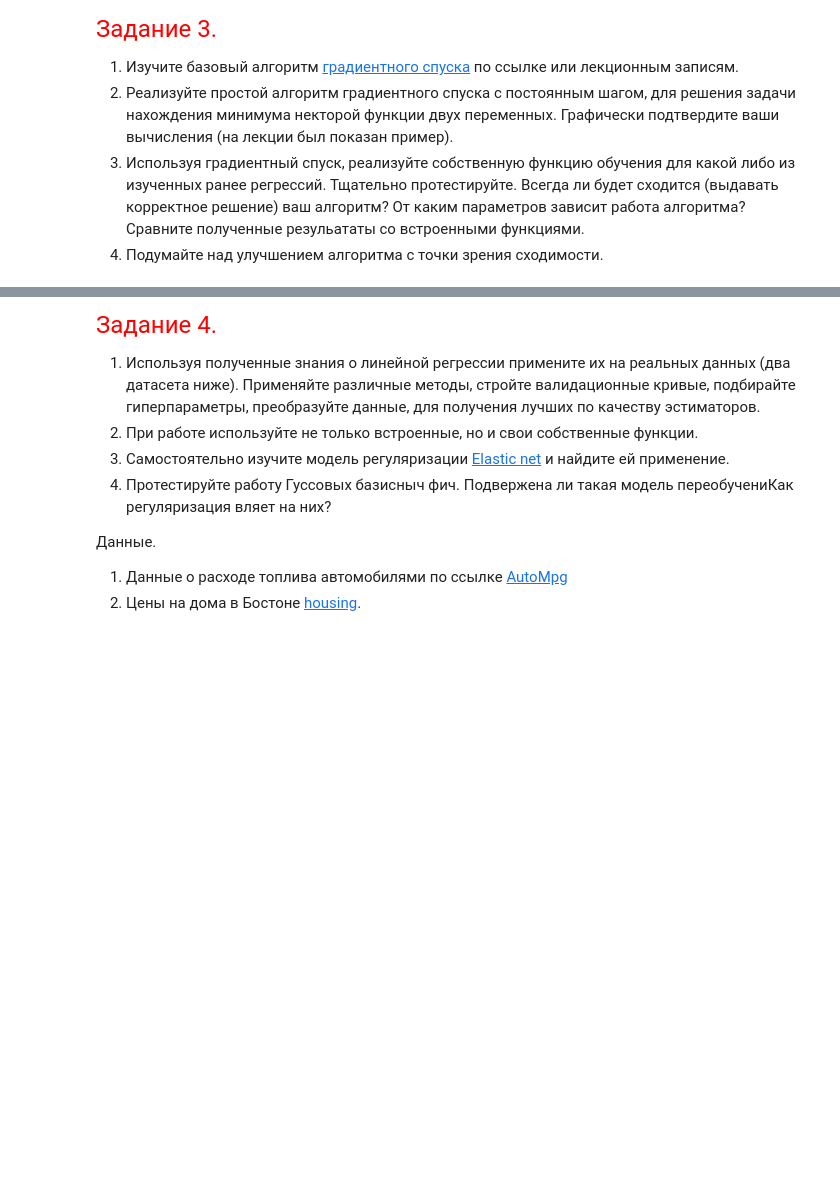
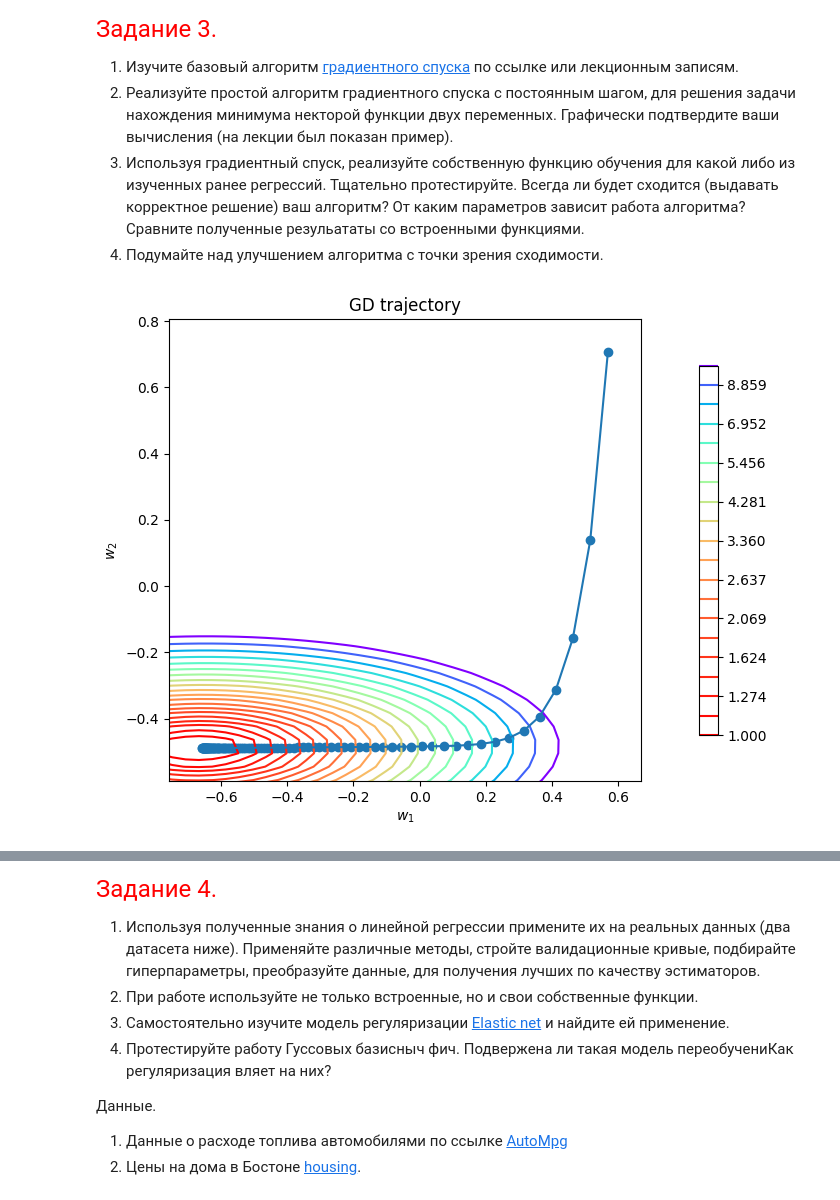
Before and after one commit to Dragoh54/MachineLearning-Labs, a Jupyter notebook: lab3/2024_ML_LR3_MACS.ipynb, the cells around one changed output, grey strips where cells are left out. Cells and saved outputs as stored; diff of their text form; code cells hidden in the pictures; blank space fills up the shorter version.

```diff
--- a/lab3/2024_ML_LR3_MACS.ipynb
+++ b/lab3/2024_ML_LR3_MACS.ipynb
@@ -496,0 +573,26 @@ plt.show()
+# %%
+def gradient_descent(
+    w_init: np.ndarray,
+    X: np.ndarray,
+    y: np.ndarray,
+    loss: BaseLoss,
+    lr: float,
+    n_iterations: int = 100000,
+) -> list[np.ndarray]:
+    """
+    Функция градиентного спуска
+    :param w_init: np.ndarray размера (n_feratures,) -- начальное значение вектора весов
+    :param X: np.ndarray размера (n_objects, n_features) -- матрица объекты-признаки
+    :param y: np.ndarray размера (n_objects,) -- вектор правильных ответов
+    :param loss: Объект подкласса BaseLoss, который умеет считать градиенты при помощи loss.calc_grad(X, y, w)
+    :param lr: float -- параметр величины шага, на который нужно домножать градиент ("темп обучения")
+    :param n_iterations: int -- сколько итераций делать
+    :return: Список из n_iterations объектов np.ndarray размера (n_features,) -- история весов на каждом шаге
+    """
+
+    w = w_init
+    w_list: list[np.ndarray] = []
+    for _ in range(n_iterations):
+        w = w - lr * loss.calc_grad(X, y, w)
+        w_list.append(w)
+    return w_list
@@ -496,0 +637,20 @@ plt.show()
+# %%
+np.random.seed(1337)
+
+n_features = 2
+n_objects = 300
+batch_size = 10
+num_steps = 54
+
+w_true = np.random.normal(size=(n_features,))
+
+X = np.random.uniform(-5, 5, (n_objects, n_features))
+X *= (np.arange(n_features) * 2 + 1)[np.newaxis, :]
+y = X.dot(w_true) + np.random.normal(0, 1, (n_objects))
+w_init = np.random.uniform(-2, 2, (n_features))
+
+lr = 0.003
+w_list = gradient_descent(w_init, X, y, MSELoss(), lr, 100)
+plot_gd(w_list, X, y, MSELoss())
+# %% [output]
+[figure, added]
```
Also changed, not shown: parts of 6 cells of this notebook.
